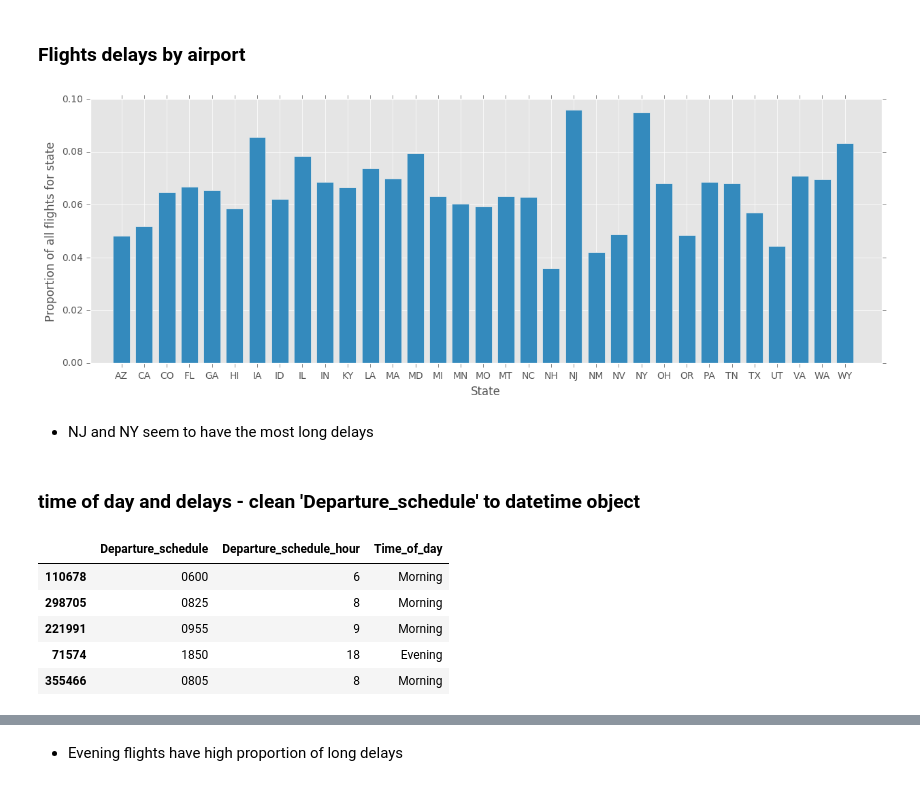
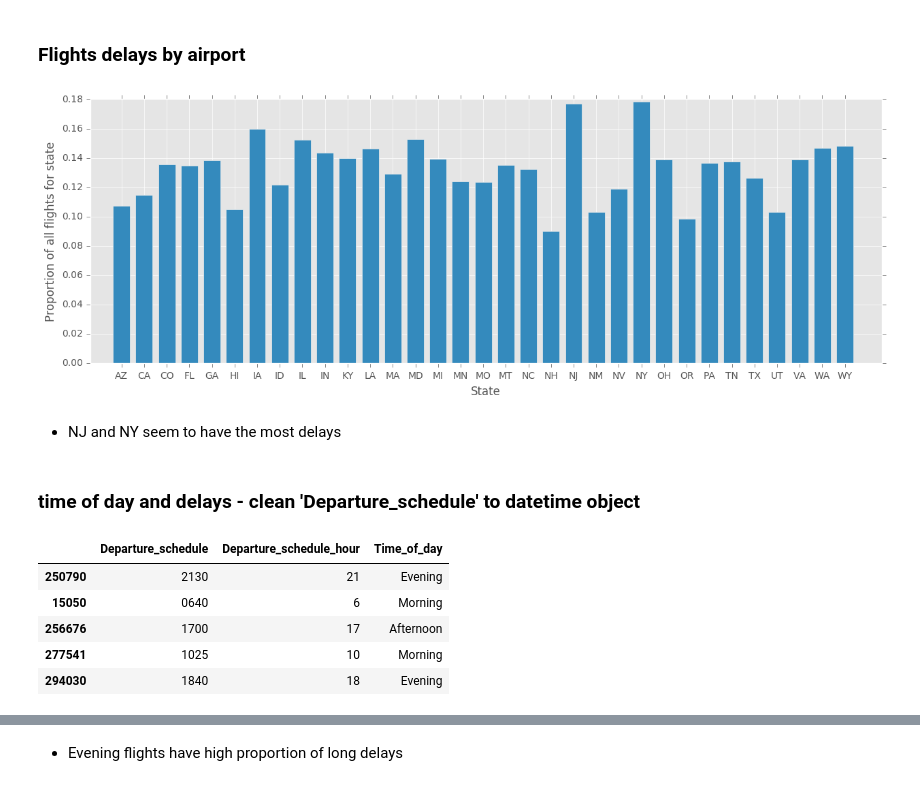
Before and after one commit to mattdns1006/flight, a Jupyter notebook: datatonic.ipynb, the cells around one changed output, grey strips where cells are left out. Cells and saved outputs as stored; diff of their text form; code cells hidden in the pictures.

```diff
--- a/datatonic.ipynb
+++ b/datatonic.ipynb
@@ -141,6 +141,6 @@ sns.distplot(flights['Departure_delay_log'],ax=ax2,label='log delays',color='blu
 # %%
 flights['Departure_delay_bin'] = pd.cut(flights['Departure_delay'],
-                                        bins=(0,15,60,quantile_upper_clip+1),
-                                        labels=("No delay","Short delay","Long Delay"))
+                                        bins=(0,30,quantile_upper_clip+1),
+                                        labels=("No delay","Delay"))
 flights['Departure_delay_bin'].value_counts()/flights.shape[0]
 # %% [output]
@@ -232,17 +235,17 @@ plt.show()
 # %% [markdown]
 ### Check delay distribution by whether or not snow was present. Loop over a snow threshold
 # %%
-for snow_value in range(1,12,2):
+for snow_value in range(1,20,5):
+    print("\n Snow bool threshold = {0}".format(snow_value))
     flights_weather['snow_bool'] = flights_weather[['snow']] > snow_value
     snow_contingency = Cross_tab(flights_weather['snow_bool'],flights_weather['Departure_delay_bin'])
     snow_contingency.chi2_test()
 
-    #plot
-    no_snow = flights_weather['Departure_delay'][flights_weather.snow_bool==0]
-    snow = flights_weather['Departure_delay'][flights_weather.snow_bool==1]
-    dist1={'values':no_snow,'name':'No snow'}
-    dist2={'values':snow,'name':'Snow'}
-    title = 'snow var > {0}'.format(snow_value)
-    plot_two_dist(dist1,dist2,title_append=title)
-flights_weather['snow_bool'] = flights_weather[['snow']] > 1
+    def snow_plot():
+        no_snow = flights_weather['Departure_delay'][flights_weather.snow_bool==0]
+        snow = flights_weather['Departure_delay'][flights_weather.snow_bool==1]
+        dist1={'values':no_snow,'name':'No snow'}
+        dist2={'values':snow,'name':'Snow'}
+        title = 'snow var > {0}'.format(snow_value)
+        plot_two_dist(dist1,dist2,title_append=title)
 # %% [output]
@@ -388,20 +342,20 @@ True                   0.143378  0.502776     0.353846
 # %%
 delays_state = pd.crosstab(flights_weather['Departure_State'],flights_weather['Departure_delay_bin'])
 delays_state['total'] = delays_state.sum(1)
 delays_state = delays_state[delays_state.total>1000] # consider states who have had at least 1000 flights
 delays_state_prop = delays_state.drop('total',axis=1).div(delays_state.sum(axis=1), axis=0)
-state_long_delays = delays_state_prop["Long Delay"]
+state_delays = delays_state_prop["Delay"]
 f, ax1 = plt.subplots(1, 1,figsize=FIG_SIZE)
-names = state_long_delays.index
+names = state_delays.index
 idx = np.arange(1,names.size+1)
 width=0.75
-ax1.bar(idx,state_long_delays.values,width=width); ax1.set_xticklabels(names.tolist()); ax1.set_xticks(idx + width / 2);
+ax1.bar(idx,state_delays.values,width=width); ax1.set_xticklabels(names.tolist()); ax1.set_xticks(idx + width / 2);
 ax1.set_xlabel("State"); ax1.set_ylabel("Proportion of all flights for state")
 plt.show()
 # %% [output]
-[figure, old version]
+[figure, new version]
 # %% [markdown]
-* NJ and NY seem to have the most long delays
+* NJ and NY seem to have the most delays
 # %% [markdown]
 ### time of day and delays - clean 'Departure_schedule' to datetime object
 # %%
@@ -421,11 +375,11 @@ flights_weather['Time_of_day'] = pd.cut(flights_weather['Departure_schedule_hour
 flights_weather[['Departure_schedule','Departure_schedule_hour','Time_of_day']].sample(5) # example
 # %% [output]
 |  | Departure_schedule | Departure_schedule_hour | Time_of_day |
-| 110678 | 0600 | 6 | Morning |
-| 298705 | 0825 | 8 | Morning |
-| 221991 | 0955 | 9 | Morning |
-| 71574 | 1850 | 18 | Evening |
-| 355466 | 0805 | 8 | Morning |
+| 250790 | 2130 | 21 | Evening |
+| 15050 | 0640 | 6 | Morning |
+| 256676 | 1700 | 17 | Afternoon |
+| 277541 | 1025 | 10 | Morning |
+| 294030 | 1840 | 18 | Evening |
 # %%
 Time_of_day_delays = Cross_tab(flights_weather['Time_of_day'],flights_weather['Departure_delay_bin'])
 time_of_day_delays = Time_of_day_delays.cross_tab
```
Also changed, not shown: parts of 19 cells of this notebook.
